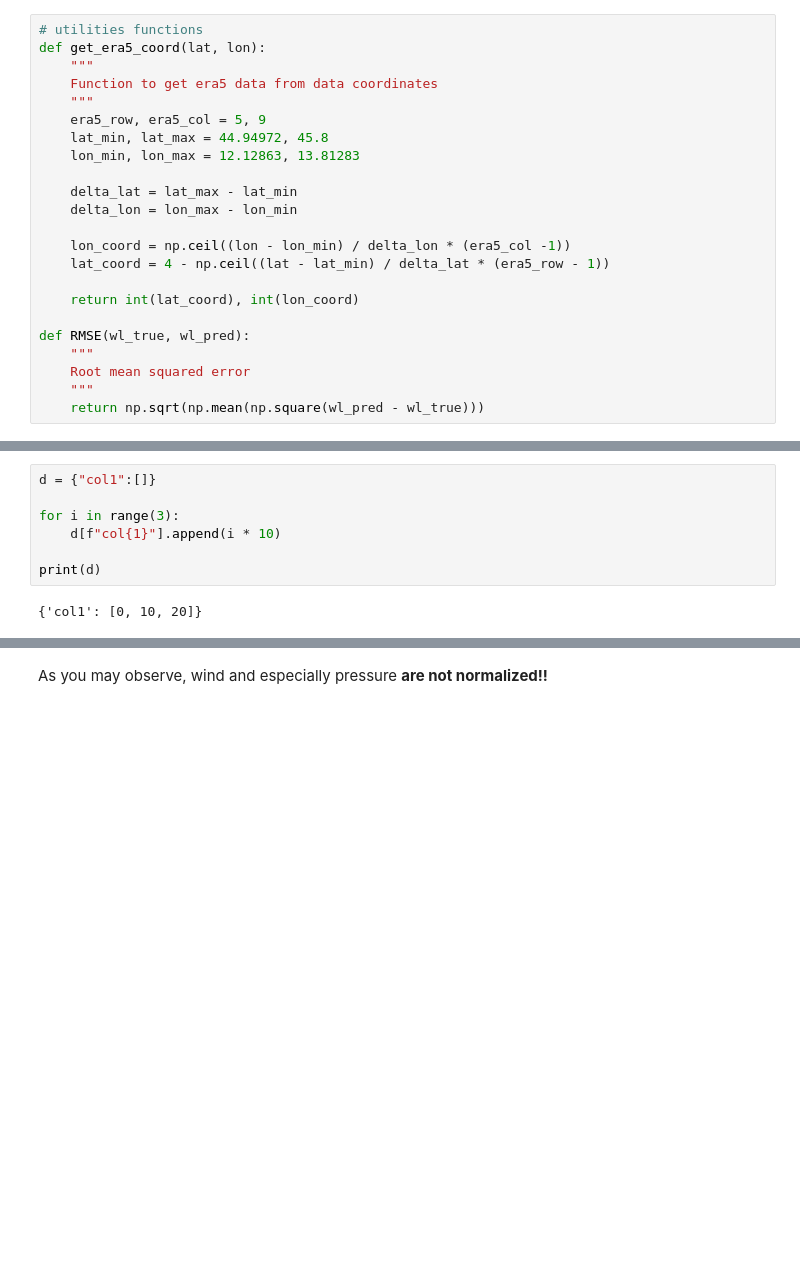
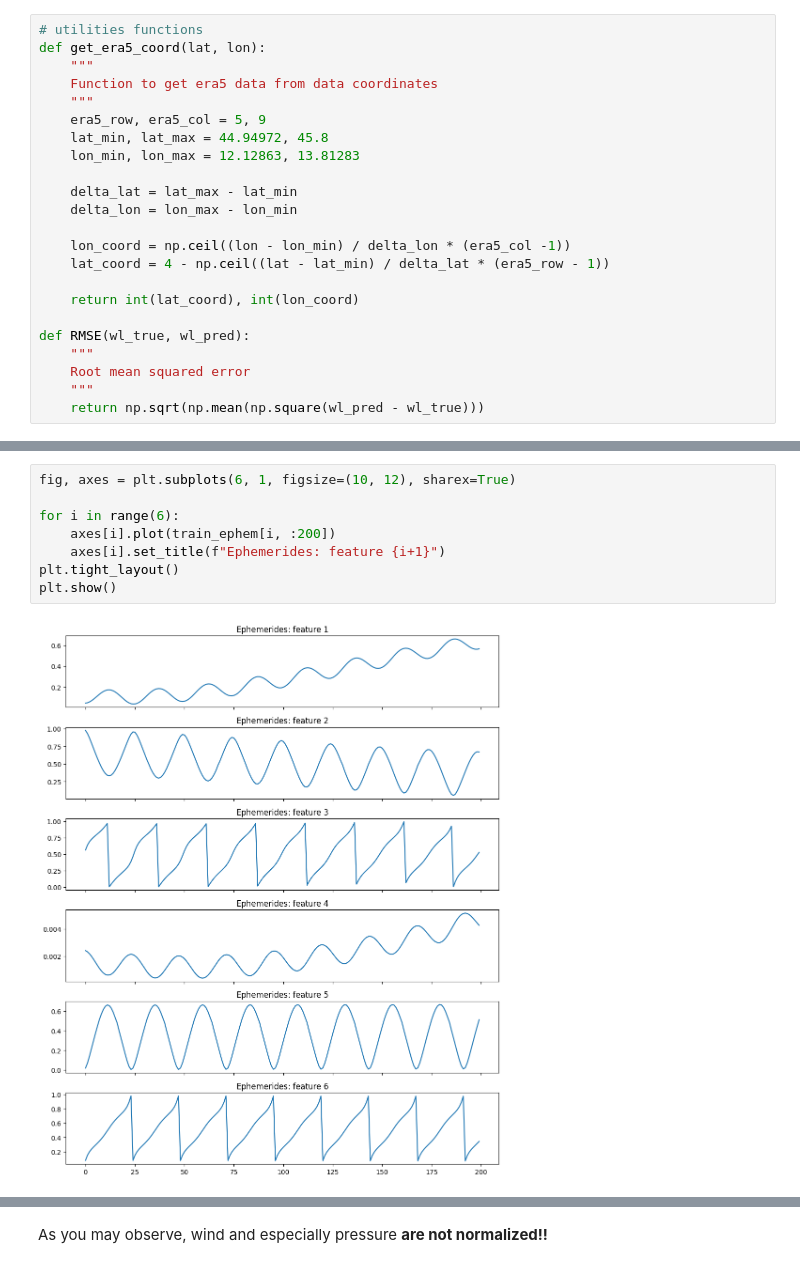
Before and after one commit to esthy13/Water-Level-Distribution, a Jupyter notebook: Water_level_prediction.ipynb, the cells around one changed output, grey strips where cells are left out. Cells and saved outputs as stored; diff of their text form; blank space fills up the shorter version.

Commit message:
visualizing and normalizing data

```diff
--- a/Water_level_prediction.ipynb
+++ b/Water_level_prediction.ipynb
@@ -198,9 +208,10 @@ node 2787 at time 2020-05-22 01:00:00 (no 3409): wind0 = -1.586, wind1 = 0.130,
-# %%
-d = {"col1":[]}
-
-for i in range(3):
-    d[f"col{1}"].append(i * 10)
-
-print(d)
-# %% [output]
-{'col1': [0, 10, 20]}
+# %%
+fig, axes = plt.subplots(6, 1, figsize=(10, 12), sharex=True)
+
+for i in range(6):
+    axes[i].plot(train_ephem[i, :200])
+    axes[i].set_title(f"Ephemerides: feature {i+1}")
+plt.tight_layout()
+plt.show()
+# %% [output]
+[figure, added]
```
Also changed, not shown: parts of 32 cells of this notebook, 4 other files.
